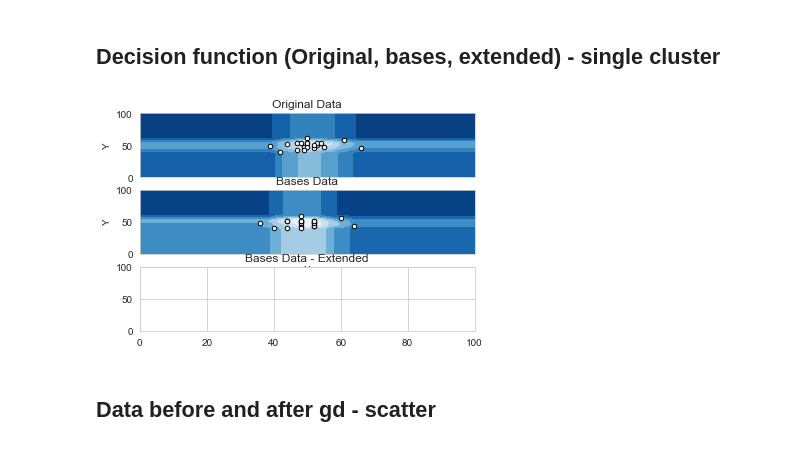
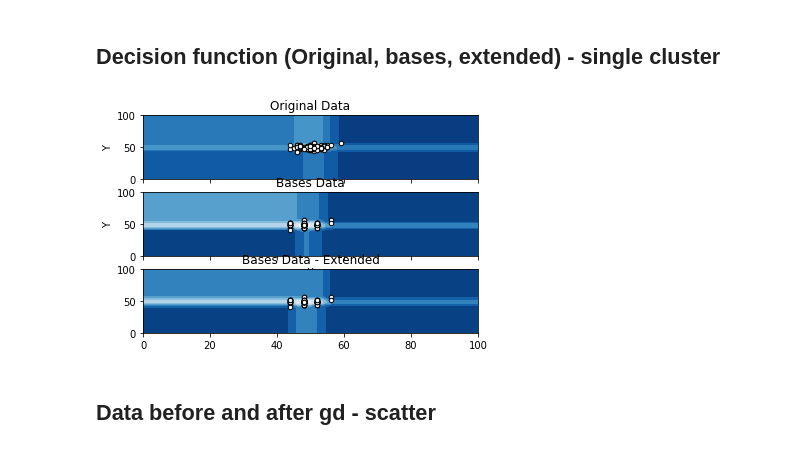
Before and after one commit to mlRosenquist/au-mlr-research-and-development-dedup, a Jupyter notebook: src/synthetic-dataset-2d.ipynb, the cells around one changed output. Drawn from its saved outputs; the diff is of its cells as text; code cells hidden in the pictures.

```diff
--- a/src/synthetic-dataset-2d.ipynb
+++ b/src/synthetic-dataset-2d.ipynb
@@ -427,7 +445,7 @@ fig.show()
 # %% [markdown]
 ## Decision function (Original, bases, extended) - single cluster
 # %%
-X_train_2, X_test_2, X_outliers_2 = generate_data(20, 5, 1)
+X_train_2, X_test_2, X_outliers_2 = generate_data(100, 3, 1)
 
 vectorized_func = np.vectorize(gd.compress_int)
 
@@ -448,7 +466,7 @@ gd_clf_2 = IsolationForest(random_state=rng)
 gd_clf_2.fit(X_train_bases_2)
 
 gd_ext_clf_2 = IsolationForest(random_state=rng)
-gd_ext_clf_2.fit(X_train_bases_2)
+gd_ext_clf_2.fit_extended(X_train_bases_2)
 
 xx, yy = np.meshgrid(np.linspace(0, 100, 50), np.linspace(0, 100, 50))
 
@@ -464,34 +482,41 @@ ax1.scatter(X_train_2[:, 0], X_train_2[:, 1], c="white", s=20, edgecolor="k")
 # Bases
 Z = gd_clf_2.decision_function(np.c_[xx.ravel(), yy.ravel()])
 Z = Z.reshape(xx.shape)
 ax2.contourf(xx, yy, Z, cmap=plt.cm.Blues_r)
 
 ax2.scatter(X_train_bases_2[:, 0], X_train_bases_2[:, 1], c="white", s=20, edgecolor="k")
+
+# Bases - extended
+Z = gd_ext_clf_2.decision_function_extended(np.c_[xx.ravel(), yy.ravel()])
+Z = Z.reshape(xx.shape)
+ax3.contourf(xx, yy, Z, cmap=plt.cm.Blues_r)
+
+ax3.scatter(X_train_bases_2[:, 0], X_train_bases_2[:, 1], c="white", s=20, edgecolor="k")
 
 # Plot settings
 ax1.set_title("Original Data")
 ax2.set_title("Bases Data")
 ax3.set_title("Bases Data - Extended")
 
 ax1.set_xlim([0,100])
 ax2.set_xlim([0,100])
 ax3.set_xlim([0,100])
 
 ax1.set_ylim([0,100])
 ax2.set_ylim([0,100])
 ax3.set_ylim([0,100])
 
 ax1.set_xticklabels([])
 ax2.set_xticklabels([])
 
 ax1.set_ylabel('Y')
 ax2.set_ylabel('Y')
 ax2.set_xlabel('X')
 
 
 plt.show()
 # %% [output]
-[figure, old version]
+[figure, new version]
 # %% [markdown]
 ## Data before and after gd - scatter
 # %%
```
Also changed, not shown: parts of 11 cells of this notebook.
